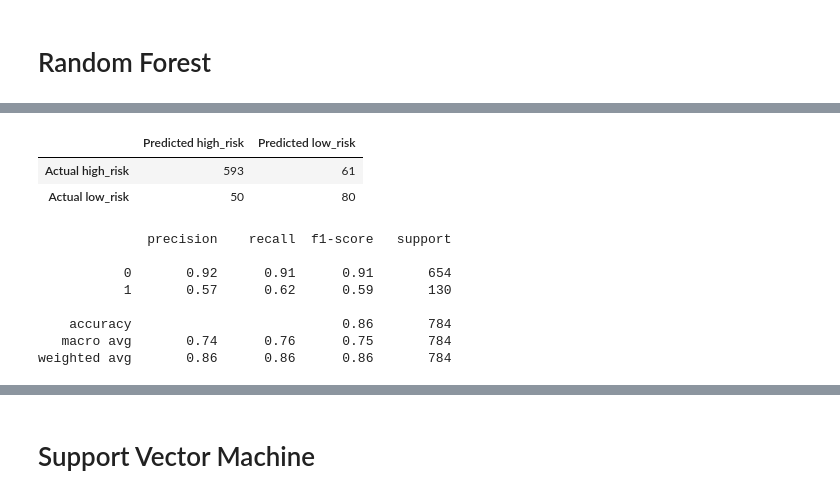
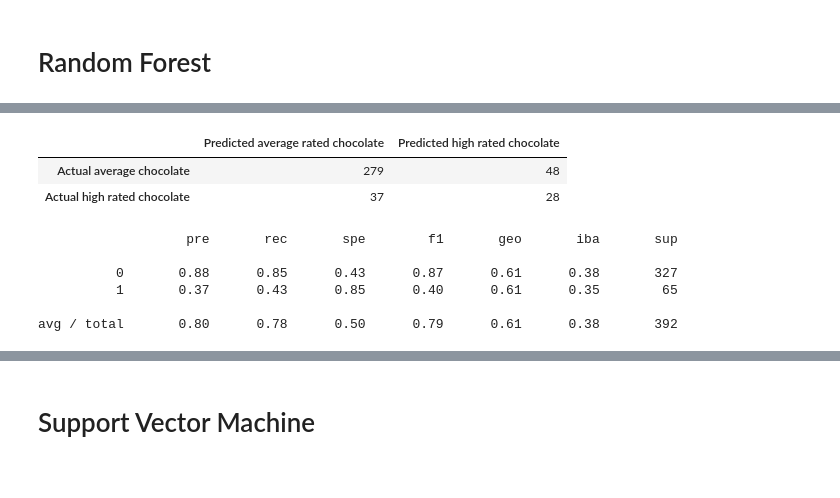
Before and after one commit to jilek/DataBootcampFinalProject, a Jupyter notebook: Tahereh/Machine_Learning.ipynb, the cells around one changed output, grey strips where cells are left out. Cells and saved outputs as stored; diff of their text form; code cells hidden in the pictures.

```diff
--- a/Tahereh/Machine_Learning.ipynb
+++ b/Tahereh/Machine_Learning.ipynb
@@ -74,5 +197,5 @@ reduce_count_vals(df_chocolate, 'Review_Date', 100)
 # %%
 # Drop the non-beneficial ID columns, 'EIN' and 'NAME'.
-df_chocolate= df_chocolate.drop(columns=["Company","REF","Bean_Origin_or_Bar_Name","Most_Memorable_Characteristics","continent"], axis=1)
+df_chocolate= df_chocolate.drop(columns=["company_location","REF","bean_origin_or_bar_name","most_memorable_characteristics","latitude","longitude","country_code"], axis=1)
 df_chocolate.head()
 # %% [output]
@@ -128,13 +263,13 @@ df_chocolate.head()
 # %%
 # Split our preprocessed data into our features and target arrays
-y = df_chocolate["Rating"]
-X = df_chocolate.drop(["Rating"],1)
+y = df_chocolate["rating"]
+X = df_chocolate.drop(["rating"],1)
 
 # Split the preprocessed data into a training and testing dataset
 #X_train, X_test, y_train, y_test = train_test_split(X, y, random_state=78)
 
 X_train, X_test, y_train, y_test = train_test_split(X,
-   y,test_size= 0.4,train_size=0.6 , random_state=1, stratify=y)
+   y,test_size= 0.2,train_size=0.8 , random_state=42, stratify=y)
 # %%
 # Create a StandardScaler instances
 scaler = StandardScaler()
@@ -152,4 +287,4 @@ len(X_train_scaled[0])
 # %%
 from imblearn.combine import SMOTEENN
-smote_enn = SMOTEENN(random_state=0)
-X_resampled, y_resampled = smote_enn.fit_resample(X, y)
+smote_enn = SMOTEENN(random_state=42)
+X_resampled, y_resampled = smote_enn.fit_resample(X_train_scaled, y_train)
@@ -157,7 +328,8 @@ X_resampled, y_resampled = smote_enn.fit_resample(X, y)
 # Random Forest
 # %%
 # Create a random forest classifier.
-rf_model = RandomForestClassifier(n_estimators=500, random_state=78)
+rf_model = RandomForestClassifier(n_estimators=400, random_state=42, criterion='entropy', min_samples_split=2,
+                                  min_samples_leaf=1,max_features=30)
 
 # Fitting the model
 rf_model = rf_model.fit(X_resampled, y_resampled)
@@ -176,30 +348,28 @@ accuracy_score(y_test, y_pred)
 # %%
 # Display the confusion matrix
 from sklearn.metrics import confusion_matrix
 
 cm = confusion_matrix(y_test, y_pred)
 
 # Create a DataFrame from the confusion matrix.
 cm_df = pd.DataFrame(
-    cm, index=["Actual high_risk", "Actual low_risk"], columns=["Predicted high_risk", "Predicted low_risk"])
+    cm, index=["Actual average chocolate", "Actual high rated chocolate"], columns=["Predicted average rated chocolate", "Predicted high rated chocolate"])
 cm_df
 # %% [output]
-|  | Predicted high_risk | Predicted low_risk |
-| Actual high_risk | 593 | 61 |
-| Actual low_risk | 50 | 80 |
+|  | Predicted average rated chocolate | Predicted high rated chocolate |
+| Actual average chocolate | 279 | 48 |
+| Actual high rated chocolate | 37 | 28 |
 # %%
 # Print the imbalanced classification report
-from sklearn.metrics import classification_report
-print(classification_report(y_test, y_pred))
+
+print(classification_report_imbalanced(y_test, y_pred))
 # %% [output]
-              precision    recall  f1-score   support
+                   pre       rec       spe        f1       geo       iba       sup
 
-           0       0.92      0.91      0.91       654
-           1       0.57      0.62      0.59       130
+          0       0.88      0.85      0.43      0.87      0.61      0.38       327
+          1       0.37      0.43      0.85      0.40      0.61      0.35        65
 
-    accuracy                           0.86       784
-   macro avg       0.74      0.76      0.75       784
-weighted avg       0.86      0.86      0.86       784
+avg / total       0.80      0.78      0.50      0.79      0.61      0.38       392
 # %%
 # Calculate feature importance in the Random Forest model.
 importances = rf_model.feature_importances_
```
Also changed, not shown: parts of 56 cells of this notebook.
